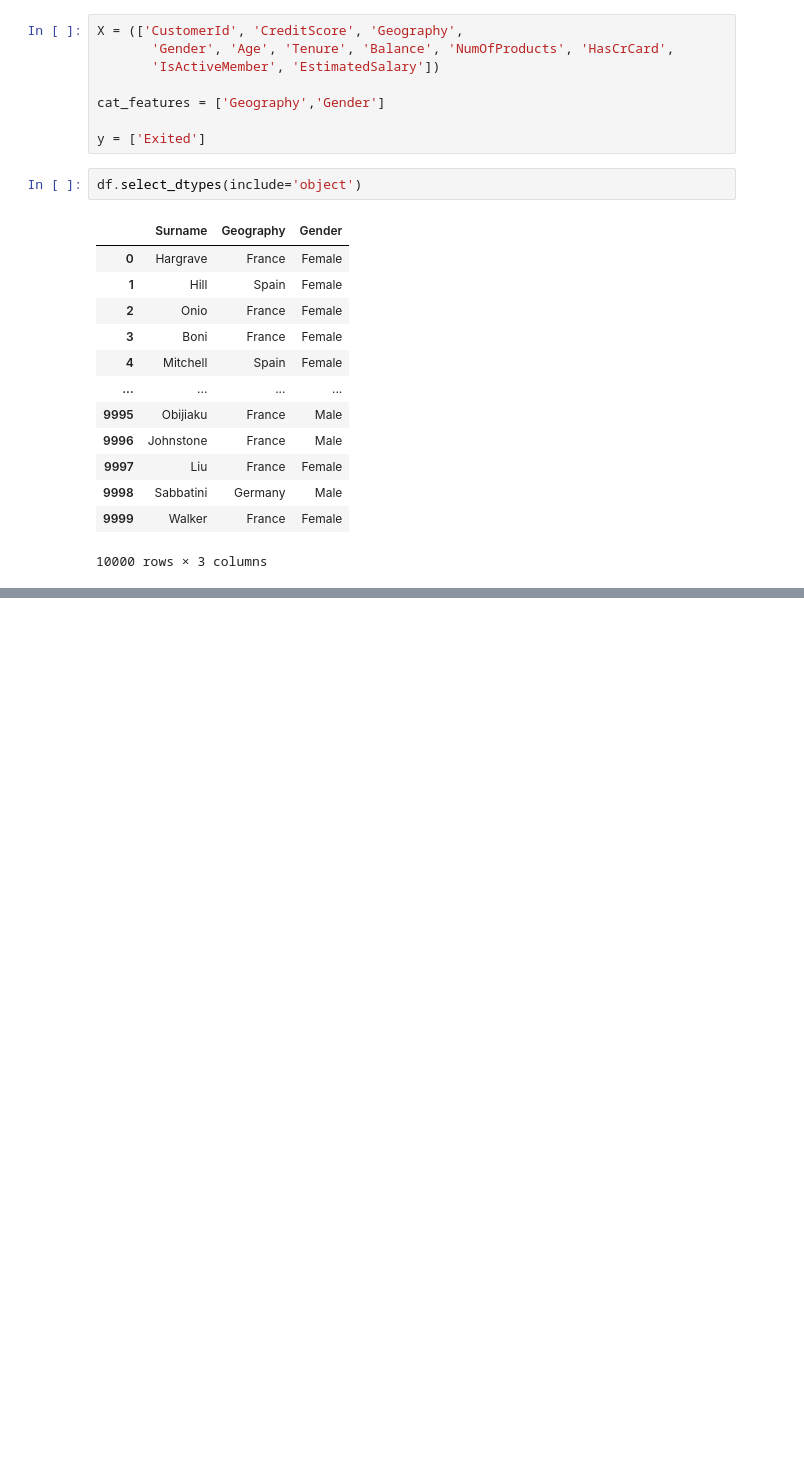
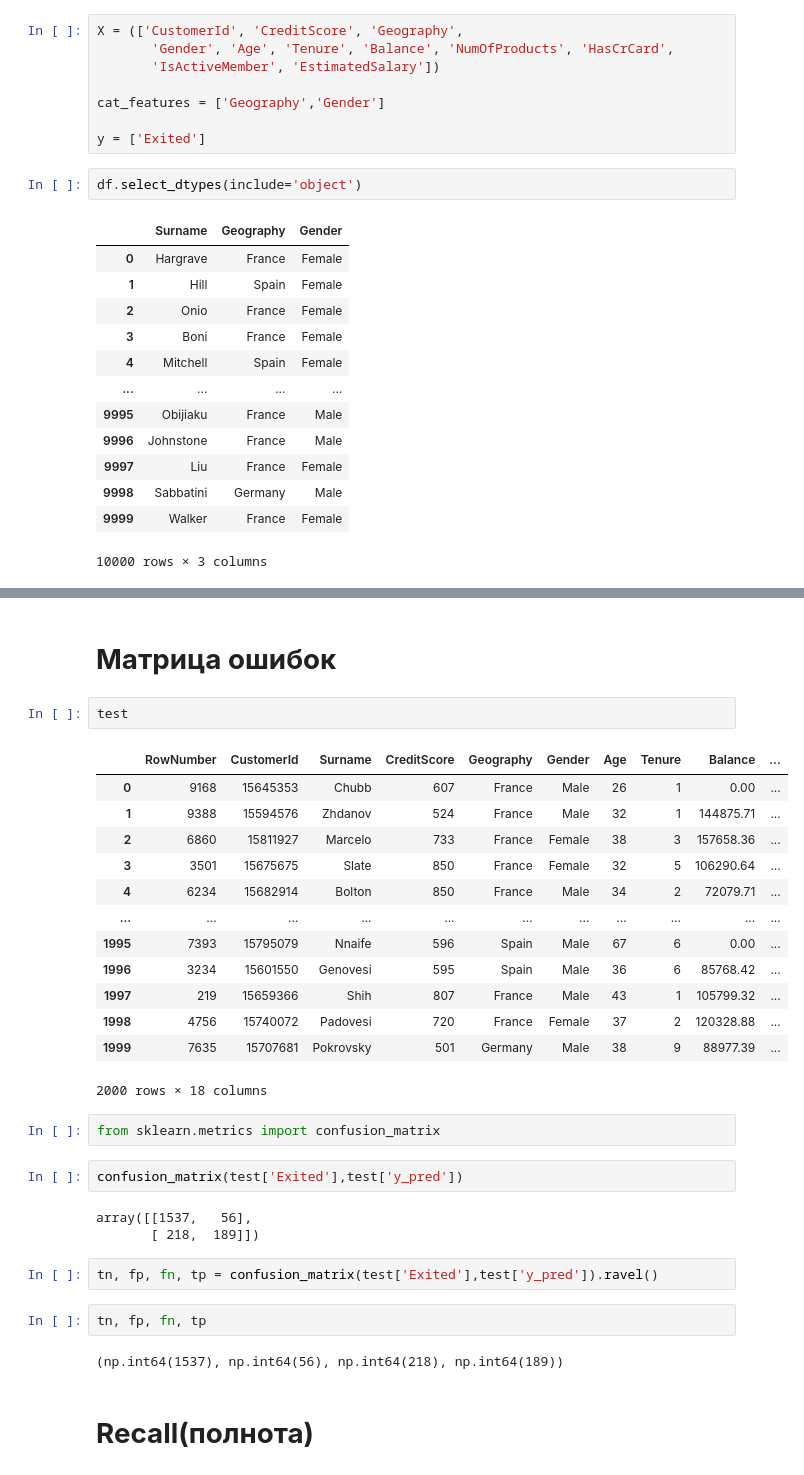
Before and after one commit to SergeyB81/Portfolio-DS, a Jupyter notebook: Car price/classification_metrics.ipynb, the cells around one changed output, grey strips where cells are left out. Saved outputs shown, nothing was run; the diff lists cells and outputs as text; blank space fills up the shorter version.

```diff
--- a/Car price/classification_metrics.ipynb
+++ b/Car price/classification_metrics.ipynb
@@ -128,0 +223,33 @@ df.select_dtypes(include='object')
+# %% [markdown]
+# **Матрица ошибок**
+# %%
+test
+# %% [output]
+|  | RowNumber | CustomerId | Surname | CreditScore | Geography | Gender | Age | Tenure | Balance | ... |
+| 0 | 9168 | 15645353 | Chubb | 607 | France | Male | 26 | 1 | 0.00 | ... |
+| 1 | 9388 | 15594576 | Zhdanov | 524 | France | Male | 32 | 1 | 144875.71 | ... |
+| 2 | 6860 | 15811927 | Marcelo | 733 | France | Female | 38 | 3 | 157658.36 | ... |
+| 3 | 3501 | 15675675 | Slate | 850 | France | Female | 32 | 5 | 106290.64 | ... |
+| 4 | 6234 | 15682914 | Bolton | 850 | France | Male | 34 | 2 | 72079.71 | ... |
+| ... | ... | ... | ... | ... | ... | ... | ... | ... | ... | ... |
+| 1995 | 7393 | 15795079 | Nnaife | 596 | Spain | Male | 67 | 6 | 0.00 | ... |
+| 1996 | 3234 | 15601550 | Genovesi | 595 | Spain | Male | 36 | 6 | 85768.42 | ... |
+| 1997 | 219 | 15659366 | Shih | 807 | France | Male | 43 | 1 | 105799.32 | ... |
+| 1998 | 4756 | 15740072 | Padovesi | 720 | France | Female | 37 | 2 | 120328.88 | ... |
+| 1999 | 7635 | 15707681 | Pokrovsky | 501 | Germany | Male | 38 | 9 | 88977.39 | ... |
+2000 rows × 18 columns
+# %%
+from sklearn.metrics import confusion_matrix
+# %%
+confusion_matrix(test['Exited'],test['y_pred'])
+# %% [output]
+array([[1537,   56],
+       [ 218,  189]])
+# %%
+tn, fp, fn, tp = confusion_matrix(test['Exited'],test['y_pred']).ravel()
+# %%
+tn, fp, fn, tp
+# %% [output]
+(np.int64(1537), np.int64(56), np.int64(218), np.int64(189))
+# %% [markdown]
+# **Recall(полнота)**
```
Also changed, not shown: parts of 26 cells of this notebook.
